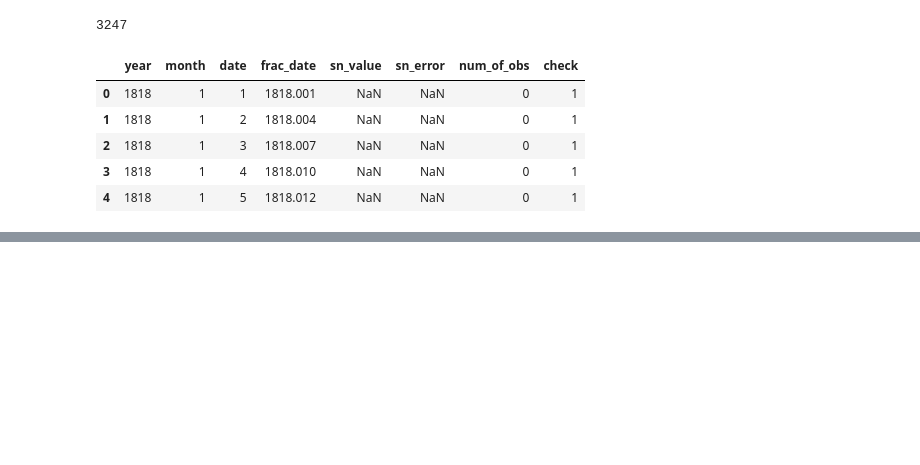
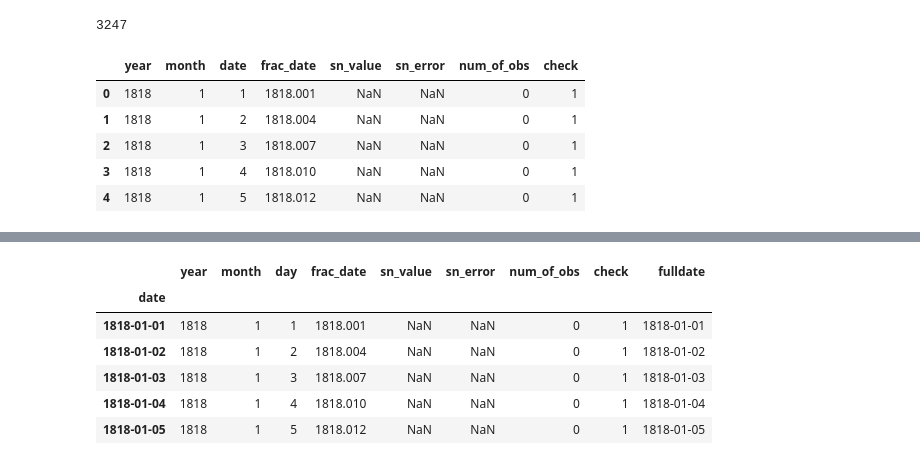
Before and after one commit to nisargjain/machine-learning, a Jupyter notebook: Sunspot EDA/SunspotDataCleaning.ipynb, the cells around one changed output, grey strips where cells are left out. Saved outputs shown, nothing was run; the diff lists cells and outputs as text; code cells hidden in the pictures; blank space fills up the shorter version.

```diff
--- a/Sunspot EDA/SunspotDataCleaning.ipynb
+++ b/Sunspot EDA/SunspotDataCleaning.ipynb
@@ -123,0 +175,10 @@ df[df.sn_value != None]
+# %%
+df.head()
+# %% [output]
+|  | year | month | day | frac_date | sn_value | sn_error | num_of_obs | check | fulldate |
+| date |  |  |  |  |  |  |  |  |  |
+| 1818-01-01 | 1818 | 1 | 1 | 1818.001 | NaN | NaN | 0 | 1 | 1818-01-01 |
+| 1818-01-02 | 1818 | 1 | 2 | 1818.004 | NaN | NaN | 0 | 1 | 1818-01-02 |
+| 1818-01-03 | 1818 | 1 | 3 | 1818.007 | NaN | NaN | 0 | 1 | 1818-01-03 |
+| 1818-01-04 | 1818 | 1 | 4 | 1818.010 | NaN | NaN | 0 | 1 | 1818-01-04 |
+| 1818-01-05 | 1818 | 1 | 5 | 1818.012 | NaN | NaN | 0 | 1 | 1818-01-05 |
```
Also changed, not shown: parts of 10 cells of this notebook.
